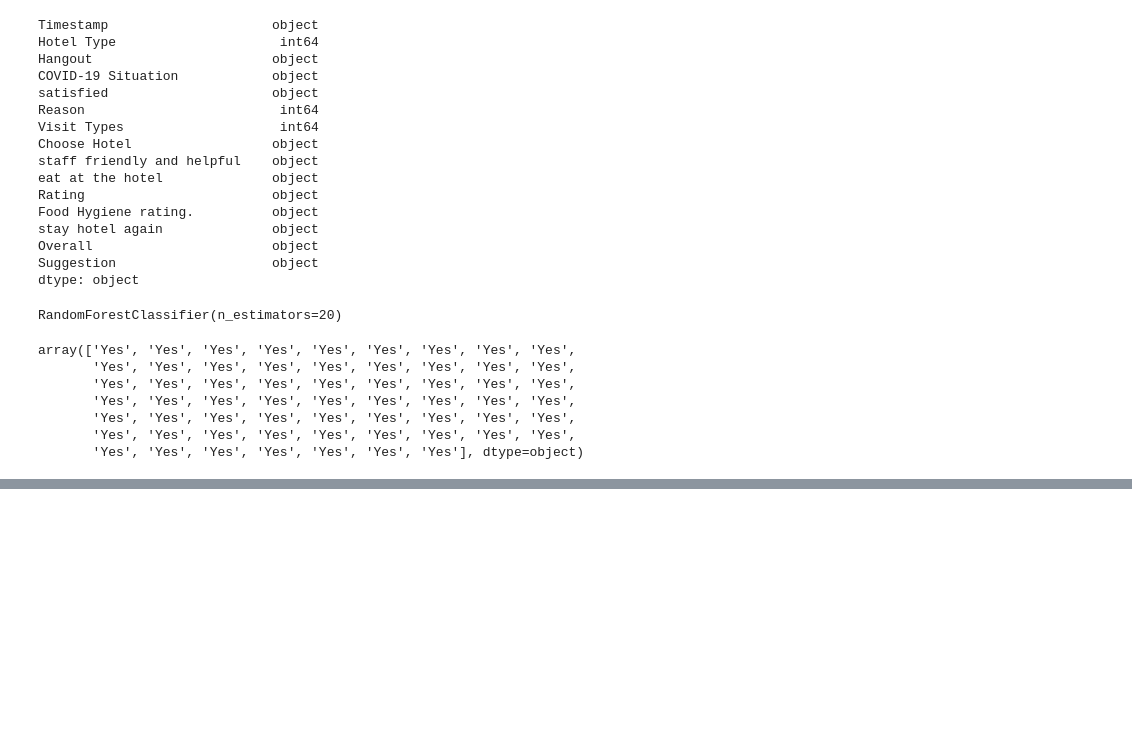
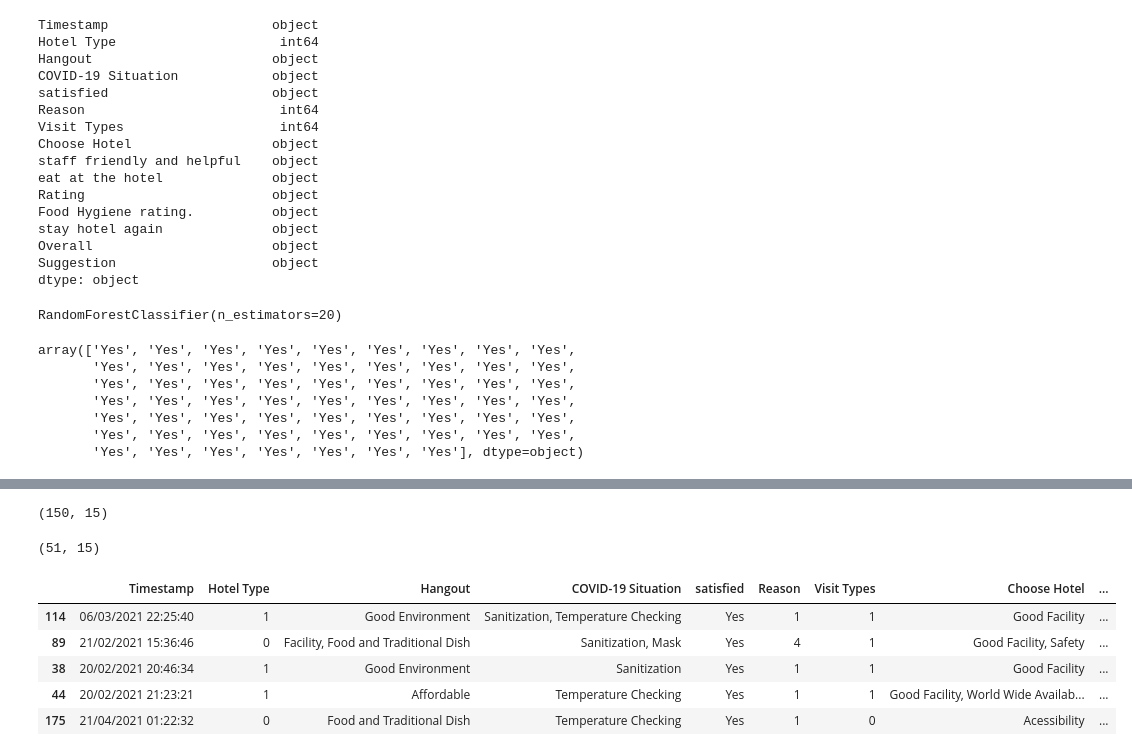
Before and after one commit to SiddiquiZoya787/Hotel-Booking-Demand, a Jupyter notebook: City Hotel and Resort Hotel.ipynb, the cells around one changed output, grey strips where cells are left out. Saved outputs shown, nothing was run; the diff lists cells and outputs as text; code cells hidden in the pictures; blank space fills up the shorter version.

```diff
--- a/City Hotel and Resort Hotel.ipynb
+++ b/City Hotel and Resort Hotel.ipynb
@@ -574,0 +586,19 @@ weighted avg       0.94      0.97      0.95        61
+# %%
+train, test = train_test_split(df, test_size =0.25)
+# %%
+train.shape
+# %% [output]
+(150, 15)
+# %%
+test.shape
+# %% [output]
+(51, 15)
+# %%
+test.head()
+# %% [output]
+|  | Timestamp | Hotel Type | Hangout | COVID-19 Situation | satisfied | Reason | Visit Types | Choose Hotel | ... |
+| 114 | 06/03/2021 22:25:40 | 1 | Good Environment | Sanitization, Temperature Checking | Yes | 1 | 1 | Good Facility | ... |
+| 89 | 21/02/2021 15:36:46 | 0 | Facility, Food and Traditional Dish | Sanitization, Mask | Yes | 4 | 1 | Good Facility, Safety | ... |
+| 38 | 20/02/2021 20:46:34 | 1 | Good Environment | Sanitization | Yes | 1 | 1 | Good Facility | ... |
+| 44 | 20/02/2021 21:23:21 | 1 | Affordable | Temperature Checking | Yes | 1 | 1 | Good Facility, World Wide Availab... | ... |
+| 175 | 21/04/2021 01:22:32 | 0 | Food and Traditional Dish | Temperature Checking | Yes | 1 | 0 | Acessibility | ... |
```
Also changed, not shown: parts of 34 cells of this notebook.
